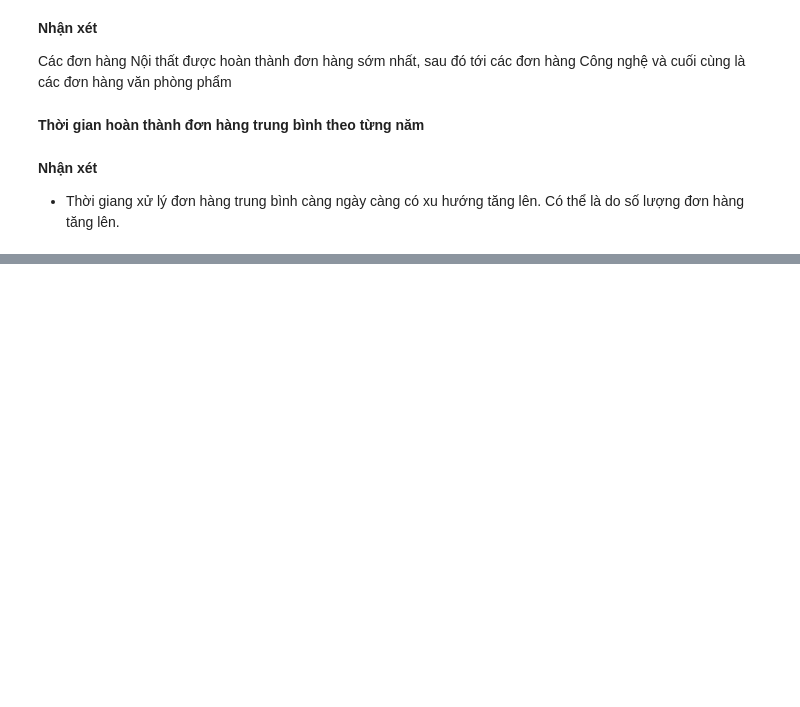
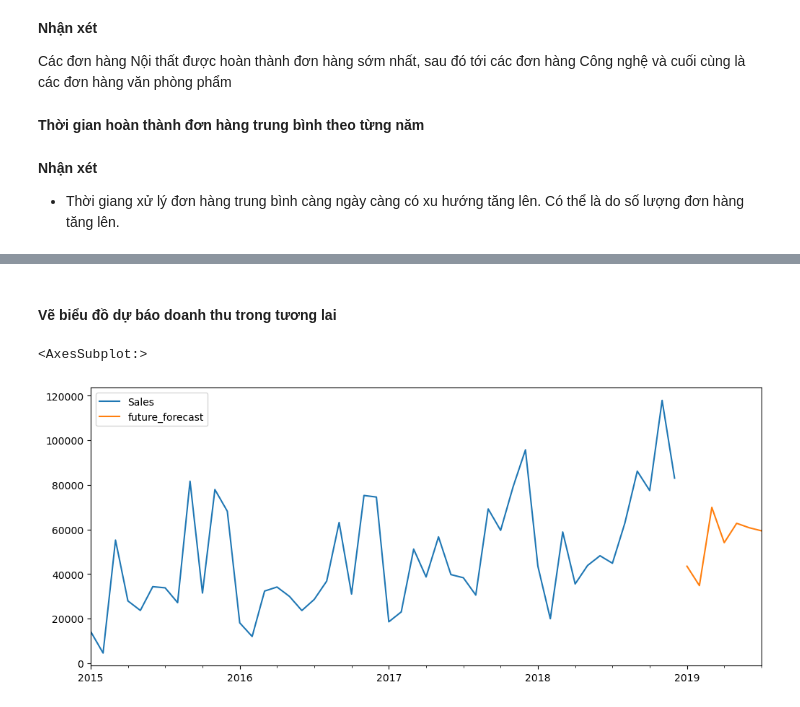
Before and after one commit to Diiisdead/DV_TLab_01, a Jupyter notebook: notebooks/TLab02.ipynb, the cells around one changed output, grey strips where cells are left out. Cells and saved outputs as stored; diff of their text form; code cells hidden in the pictures; blank space fills up the shorter version.

```diff
--- a/notebooks/TLab02.ipynb
+++ b/notebooks/TLab02.ipynb
@@ -364,0 +417,7 @@ fig.show()
+# %%
+data={'date': ['2019-01-31', '2019-02-28','2019-03-31', '2019-4-30', '2019-05-31', '2019-06-30', '2019-07-31']}
+future_dates = pd.DataFrame(data)
+future_dates['datetime'] = future_dates['date'].astype('datetime64[ns]')
+future_dates.drop('date', axis=1, inplace=True)
+future_dates.set_index('datetime', inplace=True)
+future_dates
@@ -364,0 +434,3 @@ fig.show()
+# %%
+future_df = pd.concat([monthly_sales, future_dates])
+future_df.tail(10)
@@ -364,0 +449,4 @@ fig.show()
+# %%
+future_forecast = fitted_model.get_forecast(steps=7)
+forecast_values = future_forecast.predicted_mean
+forecast_values
@@ -364,0 +462,3 @@ fig.show()
+# %%
+future_df['future_forecast'] = forecast_values
+future_df.tail(10)
@@ -364,0 +477,7 @@ fig.show()
+# %% [markdown]
+#### Vẽ biểu đồ dự báo doanh thu trong tương lai
+# %%
+future_df[['Sales', 'future_forecast']].plot(figsize=(12, 5))
+# %% [output]
+<AxesSubplot:>
+[figure, added]
```
Also changed, not shown: parts of 19 cells of this notebook.
